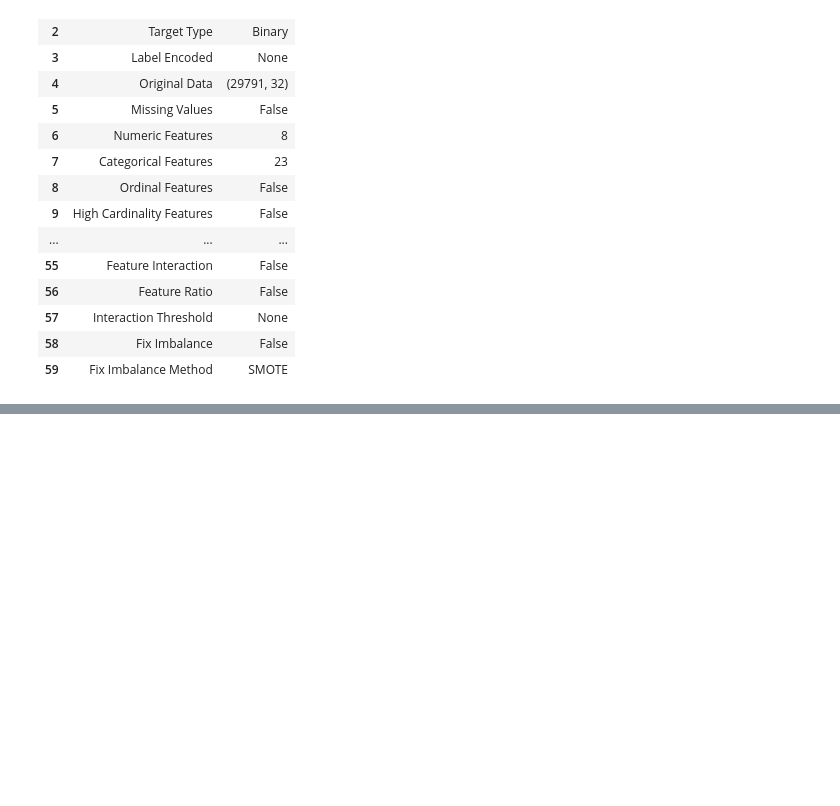
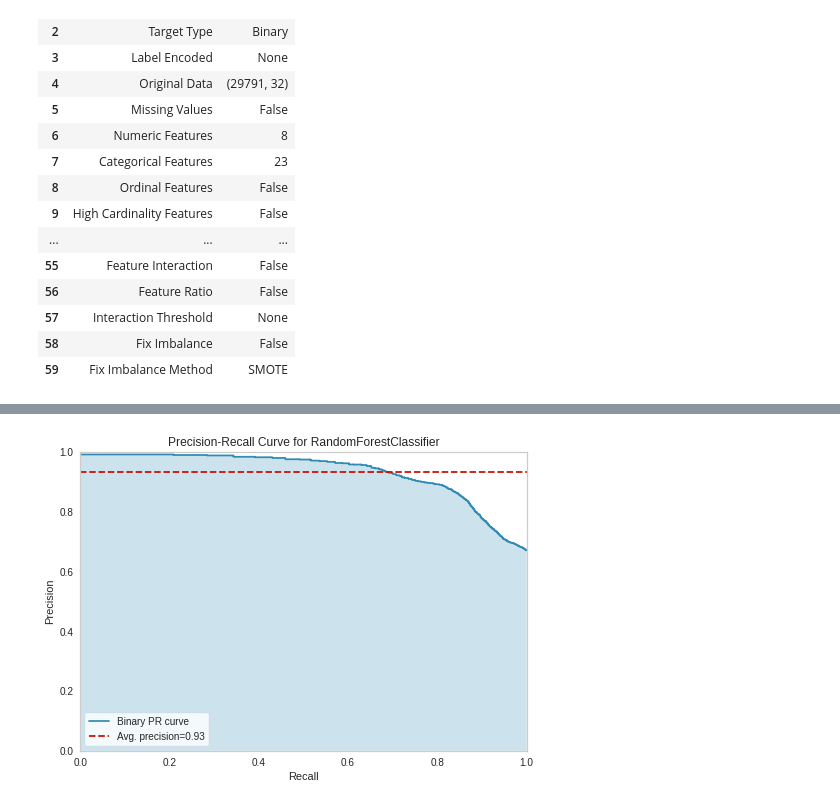
Before and after one commit to isotopi/Android_Permission, a Jupyter notebook: notebooks/android_permission.ipynb, the cells around one changed output, grey strips where cells are left out. Cells and saved outputs as stored; diff of their text form; code cells hidden in the pictures; blank space fills up the shorter version.

```diff
--- a/notebooks/android_permission.ipynb
+++ b/notebooks/android_permission.ipynb
@@ -325,0 +274,4 @@ calibrated_dt = calibrate_model(dt)
+# %%
+ax1 = plot_model(rf, 'pr')
+# %% [output]
+[figure, added]
```
Also changed, not shown: parts of 70 cells of this notebook.
